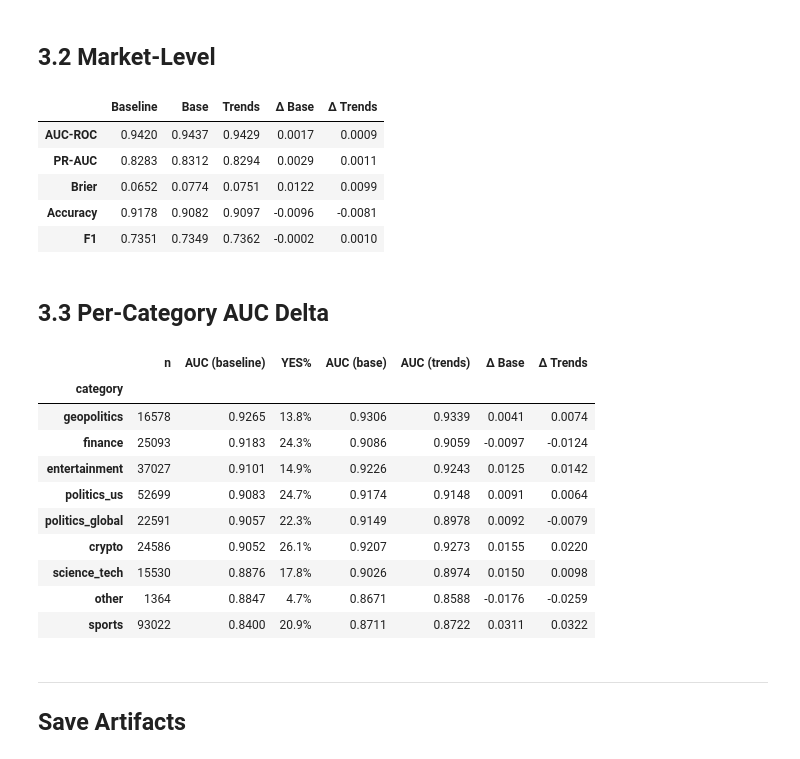
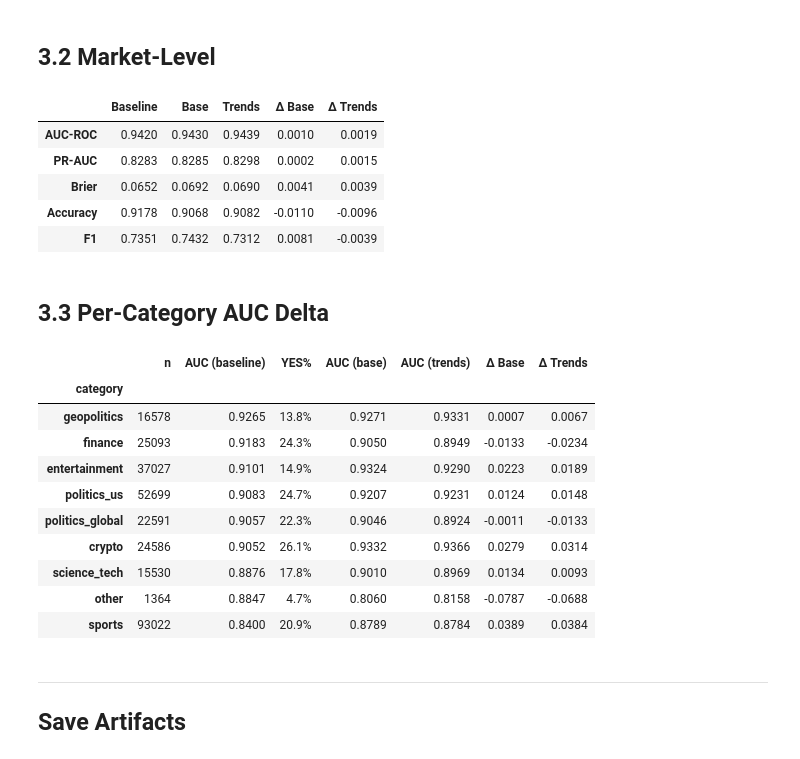
Before and after one commit to Hector-TB/predicting-prediction-markets, a Jupyter notebook: models/gradient_boosting/gradient_boosting.ipynb, the cells around one changed output. Drawn from its saved outputs; the diff is of its cells as text; code cells hidden in the pictures.

```diff
--- a/models/gradient_boosting/gradient_boosting.ipynb
+++ b/models/gradient_boosting/gradient_boosting.ipynb
@@ -196,0 +203,28 @@ def feature_importance_df(preprocessor, clf, num_cols, trend_cols=None):
+# %%
+_param_grid = {
+    "learning_rate": [0.01, 0.05, 0.1],
+    "max_depth":     [4, 6, 8],
+}
+_combinations = list(itertools.product(
+    _param_grid["learning_rate"],
+    _param_grid["max_depth"],
+))
+
+_prep_gs  = build_preprocessor(NUMERIC_FEATURES, CATEGORICAL_FEATURES)
+_X_fit_gs = _prep_gs.fit_transform(train_fit[FEATURES_BASE])
+_X_val_gs = _prep_gs.transform(train_val[FEATURES_BASE])
+
+print(f"Grid search: {len(_combinations)} combinations...")
+_best_score, _best_params = float("inf"), None
+
+for i, (lr, depth) in enumerate(_combinations, 1):
+    _clf = build_xgb(learning_rate=lr, max_depth=depth)
+    _clf.fit(_X_fit_gs, y_fit, sample_weight=sample_weights, eval_set=[(_X_val_gs, y_val)], verbose=False)
+    score = _clf.best_score
+    print(f"  [{i}/{len(_combinations)}]  lr={lr}  depth={depth}  \u2192  logloss={score:.4f}  (iters={_clf.best_iteration})")
+    if score < _best_score:
+        _best_score  = score
+        _best_params = {"learning_rate": lr, "max_depth": depth}
+
+print(f"\nBest params : {_best_params}")
+print(f"Best logloss: {_best_score:.4f}")
@@ -240,7 +288,7 @@ X_fit_base = prep_base.fit_transform(train_fit[FEATURES_BASE])
 X_val_base = prep_base.transform(train_val[FEATURES_BASE])
 X_test_base= prep_base.transform(test[FEATURES_BASE])
 
-clf_base = build_xgb()
+clf_base = build_xgb(**_best_params)
 clf_base.fit(
     X_fit_base, y_fit,
     sample_weight=sample_weights,
@@ -334,7 +382,7 @@ X_fit_trends  = prep_trends.fit_transform(train_fit[FEATURES_TRENDS])
 X_val_trends  = prep_trends.transform(train_val[FEATURES_TRENDS])
 X_test_trends = prep_trends.transform(test[FEATURES_TRENDS])
 
-clf_trends = build_xgb()
+clf_trends = build_xgb(**_best_params)
 clf_trends.fit(
     X_fit_trends, y_fit,
     sample_weight=sample_weights,
@@ -468,46 +516,46 @@ mkt_comparison = pd.DataFrame({
     "Base":     metrics_base_mkt,
     "Trends":   metrics_trends_mkt,
 })
-mkt_comparison["Δ Base"]   = mkt_comparison["Base"]   - mkt_comparison["Baseline"]
-mkt_comparison["Δ Trends"] = mkt_comparison["Trends"] - mkt_comparison["Baseline"]
+mkt_comparison["\u0394 Base"]   = mkt_comparison["Base"]   - mkt_comparison["Baseline"]
+mkt_comparison["\u0394 Trends"] = mkt_comparison["Trends"] - mkt_comparison["Baseline"]
 mkt_comparison.style.format("{:.4f}").bar(
-    subset=["Δ Base", "Δ Trends"], align="zero", color=["#d65f5f", "#5fba7d"]
+    subset=["\u0394 Base", "\u0394 Trends"], align="zero", color=["#d65f5f", "#5fba7d"]
 )
 # %% [output]
 |  | Baseline | Base | Trends | Δ Base | Δ Trends |
-| AUC-ROC | 0.9420 | 0.9437 | 0.9429 | 0.0017 | 0.0009 |
-| PR-AUC | 0.8283 | 0.8312 | 0.8294 | 0.0029 | 0.0011 |
-| Brier | 0.0652 | 0.0774 | 0.0751 | 0.0122 | 0.0099 |
-| Accuracy | 0.9178 | 0.9082 | 0.9097 | -0.0096 | -0.0081 |
-| F1 | 0.7351 | 0.7349 | 0.7362 | -0.0002 | 0.0010 |
+| AUC-ROC | 0.9420 | 0.9430 | 0.9439 | 0.0010 | 0.0019 |
+| PR-AUC | 0.8283 | 0.8285 | 0.8298 | 0.0002 | 0.0015 |
+| Brier | 0.0652 | 0.0692 | 0.0690 | 0.0041 | 0.0039 |
+| Accuracy | 0.9178 | 0.9068 | 0.9082 | -0.0110 | -0.0096 |
+| F1 | 0.7351 | 0.7432 | 0.7312 | 0.0081 | -0.0039 |
 # %% [markdown]
 ## 3.3 Per-Category AUC Delta
 # %%
 cat_comparison = cat_baseline[["n", "AUC", "YES%"]].rename(columns={"AUC": "AUC (baseline)"})
 cat_comparison["AUC (base)"]   = cat_base["AUC"]
 cat_comparison["AUC (trends)"] = cat_trends["AUC"]
-cat_comparison["Δ Base"]       = cat_comparison["AUC (base)"]   - cat_comparison["AUC (baseline)"]
-cat_comparison["Δ Trends"]     = cat_comparison["AUC (trends)"] - cat_comparison["AUC (baseline)"]
+cat_comparison["\u0394 Base"]       = cat_comparison["AUC (base)"]   - cat_comparison["AUC (baseline)"]
+cat_comparison["\u0394 Trends"]     = cat_comparison["AUC (trends)"] - cat_comparison["AUC (baseline)"]
 (
     cat_comparison
     .sort_values("AUC (baseline)", ascending=False)
     .style
-    .format("{:.4f}", subset=["AUC (baseline)", "AUC (base)", "AUC (trends)", "Δ Base", "Δ Trends"])
+    .format("{:.4f}", subset=["AUC (baseline)", "AUC (base)", "AUC (trends)", "\u0394 Base", "\u0394 Trends"])
     .format("{:.1%}", subset=["YES%"])
-    .bar(subset=["Δ Base", "Δ Trends"], align="zero", color=["#d65f5f", "#5fba7d"])
+    .bar(subset=["\u0394 Base", "\u0394 Trends"], align="zero", color=["#d65f5f", "#5fba7d"])
 )
 # %% [output]
 |  | n | AUC (baseline) | YES% | AUC (base) | AUC (trends) | Δ Base | Δ Trends |
 | category |  |  |  |  |  |  |  |
-| geopolitics | 16578 | 0.9265 | 13.8% | 0.9306 | 0.9339 | 0.0041 | 0.0074 |
-| finance | 25093 | 0.9183 | 24.3% | 0.9086 | 0.9059 | -0.0097 | -0.0124 |
-| entertainment | 37027 | 0.9101 | 14.9% | 0.9226 | 0.9243 | 0.0125 | 0.0142 |
-| politics_us | 52699 | 0.9083 | 24.7% | 0.9174 | 0.9148 | 0.0091 | 0.0064 |
-| politics_global | 22591 | 0.9057 | 22.3% | 0.9149 | 0.8978 | 0.0092 | -0.0079 |
-| crypto | 24586 | 0.9052 | 26.1% | 0.9207 | 0.9273 | 0.0155 | 0.0220 |
-| science_tech | 15530 | 0.8876 | 17.8% | 0.9026 | 0.8974 | 0.0150 | 0.0098 |
-| other | 1364 | 0.8847 | 4.7% | 0.8671 | 0.8588 | -0.0176 | -0.0259 |
-| sports | 93022 | 0.8400 | 20.9% | 0.8711 | 0.8722 | 0.0311 | 0.0322 |
+| geopolitics | 16578 | 0.9265 | 13.8% | 0.9271 | 0.9331 | 0.0007 | 0.0067 |
+| finance | 25093 | 0.9183 | 24.3% | 0.9050 | 0.8949 | -0.0133 | -0.0234 |
+| entertainment | 37027 | 0.9101 | 14.9% | 0.9324 | 0.9290 | 0.0223 | 0.0189 |
+| politics_us | 52699 | 0.9083 | 24.7% | 0.9207 | 0.9231 | 0.0124 | 0.0148 |
+| politics_global | 22591 | 0.9057 | 22.3% | 0.9046 | 0.8924 | -0.0011 | -0.0133 |
+| crypto | 24586 | 0.9052 | 26.1% | 0.9332 | 0.9366 | 0.0279 | 0.0314 |
+| science_tech | 15530 | 0.8876 | 17.8% | 0.9010 | 0.8969 | 0.0134 | 0.0093 |
+| other | 1364 | 0.8847 | 4.7% | 0.8060 | 0.8158 | -0.0787 | -0.0688 |
+| sports | 93022 | 0.8400 | 20.9% | 0.8789 | 0.8784 | 0.0389 | 0.0384 |
 # %% [markdown]
 ---
 ## Save Artifacts
```
Also changed, not shown: parts of 17 cells of this notebook, 6 other files.
